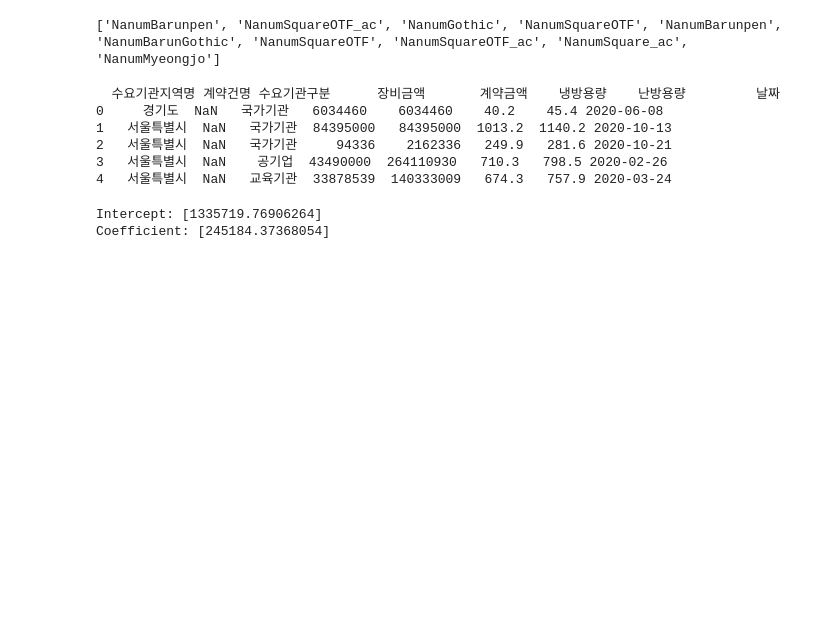
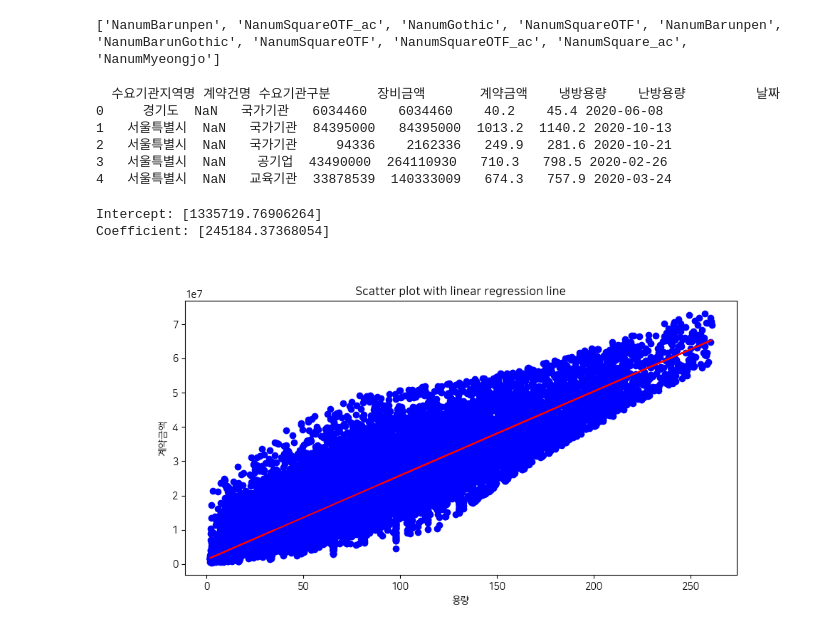
Before and after one commit to JJaewon7210/Simple_Pandas_Procurement_Data, a Jupyter notebook: scripts/analyze.ipynb, the cells around one changed output. Drawn from its saved outputs; the diff is of its cells as text; code cells hidden in the pictures; blank space fills up the shorter version.

```diff
--- a/scripts/analyze.ipynb
+++ b/scripts/analyze.ipynb
@@ -84,14 +86,13 @@ def drawLinearRegressionPlot(regression_model: LinearRegression, x_column:str, y
 # %%
 # create a linear regression model
 reg, data_outlier = getLinearRegression(x_column='용량', y_column='계약금액', data=data)
 # draw a linaer line
 %matplotlib widget
 drawLinearRegressionPlot(regression_model=reg, x_column='용량', y_column='계약금액', data=data_outlier)
-plt.cla()
-plt.show()
 # %% [output]
 Intercept: [1335719.76906264]
 Coefficient: [245184.37368054]
+[figure, added]
 # %%
 # create a linear regression model
 reg, data_outlier = getLinearRegression(x_column='용량', y_column='장비금액비율', data=data)
```
Also changed, not shown: parts of 14 cells of this notebook.
